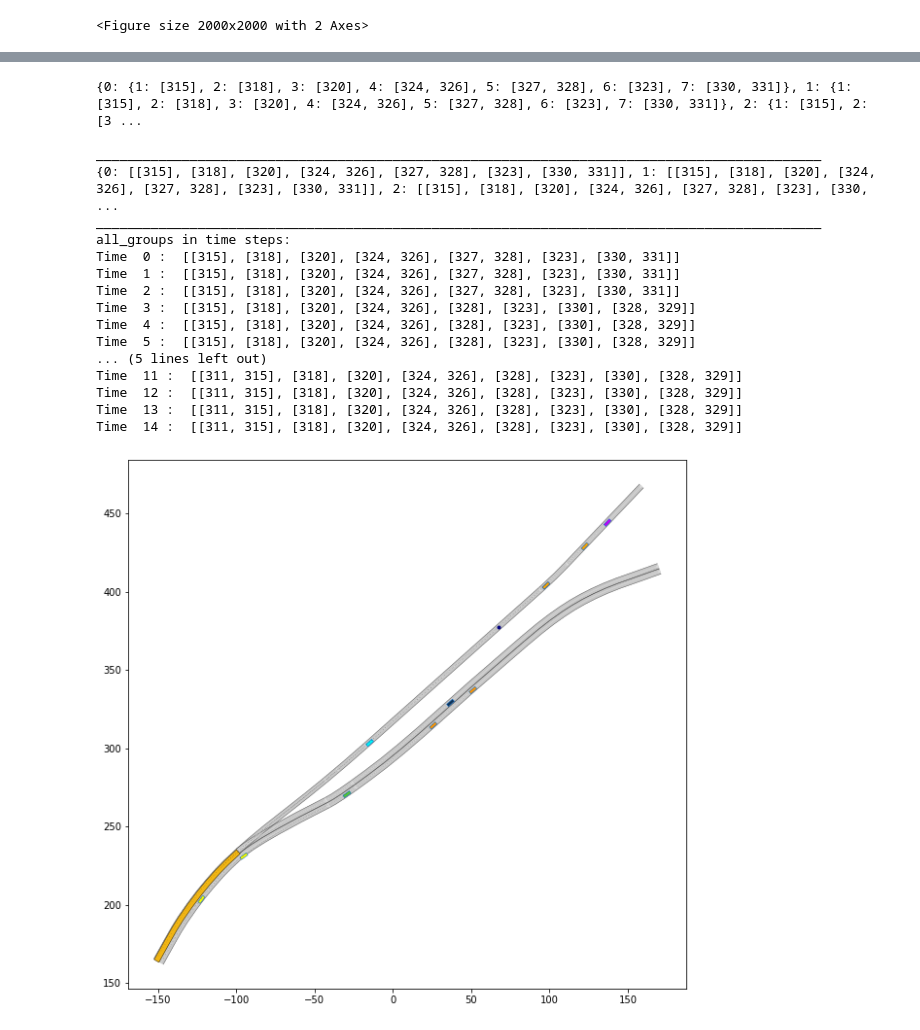
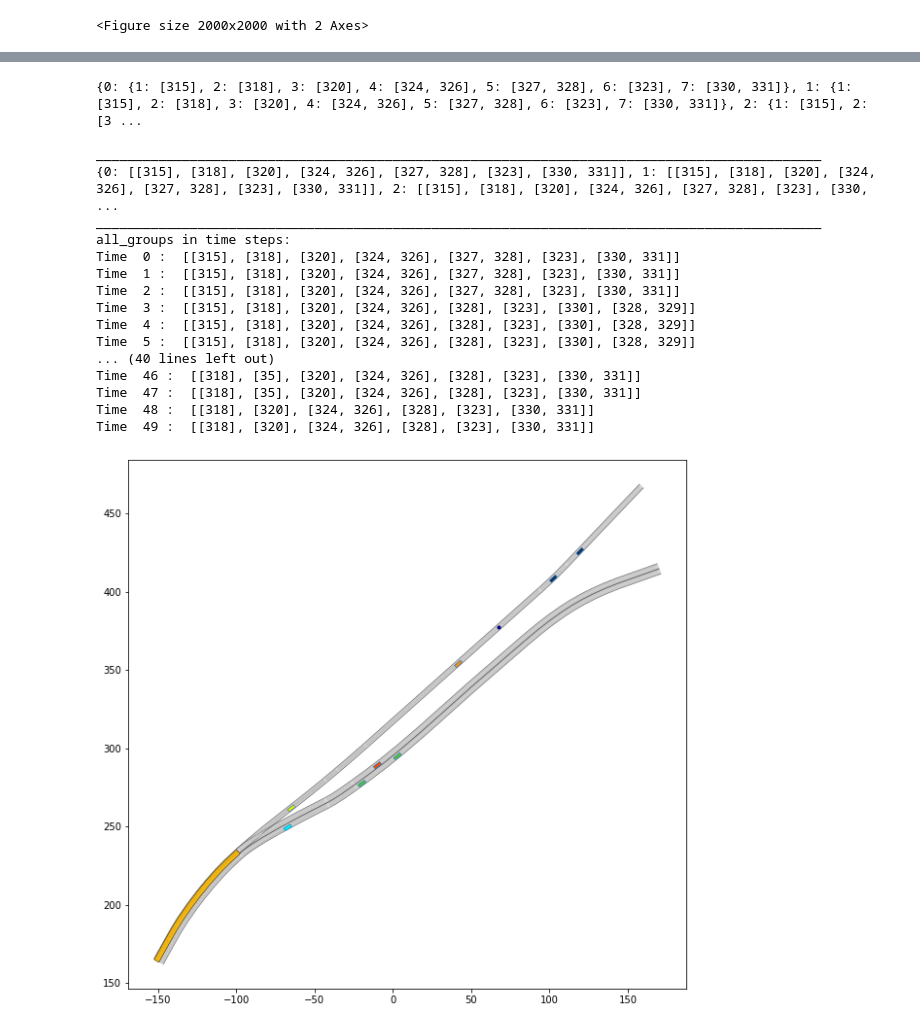
Before and after one commit to MelikeSila/group-formation-for-autonomous-vehicles, a Jupyter notebook: Visualization.ipynb, the cells around one changed output, grey strips where cells are left out. Saved outputs shown, nothing was run; the diff lists cells and outputs as text; code cells hidden in the pictures.

Commit message:
dynamic time setting partially fixed
TODO fix the time problem completely and correct the vehicle_id_group_id and group_id_vehicle_ids

```diff
--- a/Visualization.ipynb
+++ b/Visualization.ipynb
@@ -111,7 +111,7 @@ print(visualization_function.group_id_vehicle_ids, "\n")
 
 print("Vehicle Preferences:")
 for vehicle in SG_1.vehicle_objects_dict:
-    print(vehicle, SG_1.vehicle_objects_dict[vehicle].group_array[0])
-    print(vehicle, SG_1.vehicle_objects_dict[vehicle].group_array[15])
+    current_time = 0
+    print(vehicle, SG_1.vehicle_objects_dict[vehicle].group_array[current_time])
 # %% [output]
 Vehicle Preferences Result:
@@ -144,7 +144,7 @@ print("_________________________________________________________________________
 # {time: [[group1], [group2]]}
 
 all_groups = dict()
-for current_time in range(0,15):
+for current_time in range(0,50):
     all_groups[current_time] = list(visualization_function.group_id_vehicle_ids[current_time].values())
 
 print(all_groups)
@@ -167,11 +167,11 @@ Time  2 :  [[315], [318], [320], [324, 326], [327, 328], [323], [330, 331]]
 Time  3 :  [[315], [318], [320], [324, 326], [328], [323], [330], [328, 329]]
 Time  4 :  [[315], [318], [320], [324, 326], [328], [323], [330], [328, 329]]
 Time  5 :  [[315], [318], [320], [324, 326], [328], [323], [330], [328, 329]]
-... (5 lines left out)
-Time  11 :  [[311, 315], [318], [320], [324, 326], [328], [323], [330], [328, 329]]
-Time  12 :  [[311, 315], [318], [320], [324, 326], [328], [323], [330], [328, 329]]
-Time  13 :  [[311, 315], [318], [320], [324, 326], [328], [323], [330], [328, 329]]
-Time  14 :  [[311, 315], [318], [320], [324, 326], [328], [323], [330], [328, 329]]
+... (40 lines left out)
+Time  46 :  [[318], [35], [320], [324, 326], [328], [323], [330, 331]]
+Time  47 :  [[318], [35], [320], [324, 326], [328], [323], [330, 331]]
+Time  48 :  [[318], [320], [324, 326], [328], [323], [330, 331]]
+Time  49 :  [[318], [320], [324, 326], [328], [323], [330, 331]]
 # %%
 from Visualization import VisualizationFunctions
 visualization_function = VisualizationFunctions(SG_1)
@@ -192,7 +192,7 @@ import Convert_groups
 
 groups=dict()
 
-group_array_time_step_dict = {0: [[321, 318, 327,328, 311, 35, 315, 318,320,322, 323, 324, 326, 331, 330, 328]],
+"""group_array_time_step_dict = {0: [[321, 318, 327,328, 311, 35, 315, 318,320,322, 323, 324, 326, 331, 330, 328]],
                               1: [[321, 318, 327,328, 311, 35, 315, 318,320,322, 323, 324, 326, 331, 330, 328]],
                               2: [[321, 318, 327,328, 311, 35, 315, 318,320,322, 323, 324, 326, 331, 330, 328]],
                               3: [[321, 318, 327,328, 311, 35, 315, 318,320,322, 323, 324, 326, 331, 330, 328]],
@@ -220,37 +220,37 @@ group_array_time_step_dict = {0: [[321, 318, 327,328, 311, 35, 315, 318,320,322,
                               25: [[321, 318, 327,328, 311, 35, 315, 318,320,322, 323, 324, 326, 331, 330, 328]],
                               26: [[321, 318, 327,328, 311, 35, 315, 318,320,322, 323, 324, 326, 331, 330, 328]],
                               27: [[321, 318, 327,328, 311, 35, 315, 318,320,322, 323, 324, 326, 331, 330, 328]]
-                             }
+                             }"""
 group_array_time_step_dict = all_groups
 
 for time_key in group_array_time_step_dict:
     grouparray = group_array_time_step_dict[time_key]
     for group in grouparray:
         if time_key not in groups.keys():
             groups[time_key] = [Convert_groups.conv_to_obj(scenario, planning_problem_set, group)]
         else:
             groups[time_key].append(Convert_groups.conv_to_obj(scenario, planning_problem_set, group))
 
 
 # plot the scenario for 40 time step, here each time step corresponds to 0.1 second
-for i in range(0, 15):
+for i in range(0, 50):
 
     display.clear_output(wait=True)
 
     plt.figure(figsize=(20, 10))
     # plot the scenario at different time step
 
     ax = plt.gca()
 
     draw_object(scenario.lanelet_network,draw_params={'time_begin': i}) #, plot_limits=plot_limits)
     time = i
     Colorize_groups.colorize_groups(groups[time], ax, time)
     #raw_object(commonroad.planning.planning_problem.PlanningProblemSet.find_planning_problem_by_id(planning_problem_set, 2), draw_params=draw_params)
     #ect=patches.Rectangle((0,0),5,2,linewidth=1,edgecolor='#880000', facecolor='#998822')
     #x.add_patch(rect)
     # plot the planning problem set
     draw_object(planning_problem_set)
     plt.gca().set_aspect('equal')
     plt.show()
 # %% [output]
-[figure, old version]
+[figure, new version]
```
Also changed, not shown: parts of 1 cell of this notebook, 1 other file.
